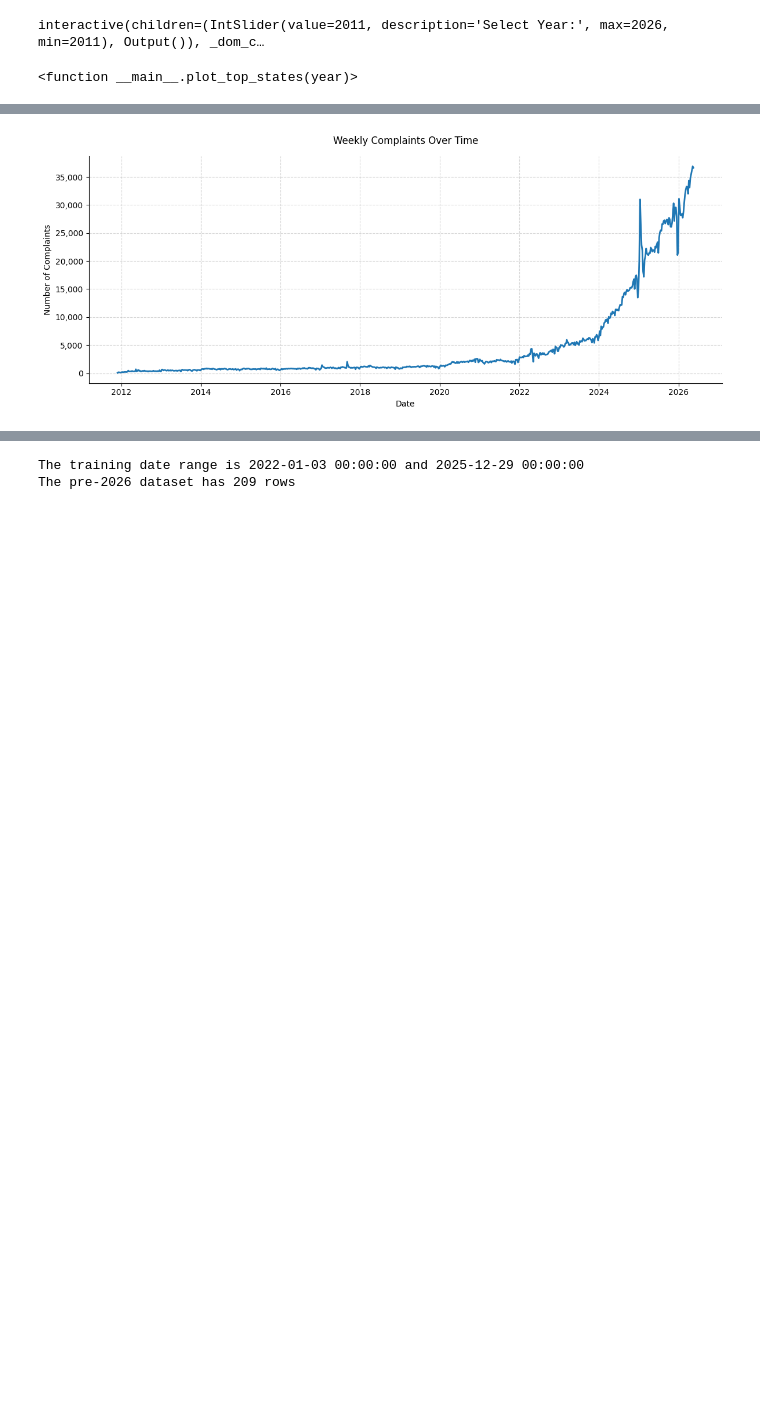
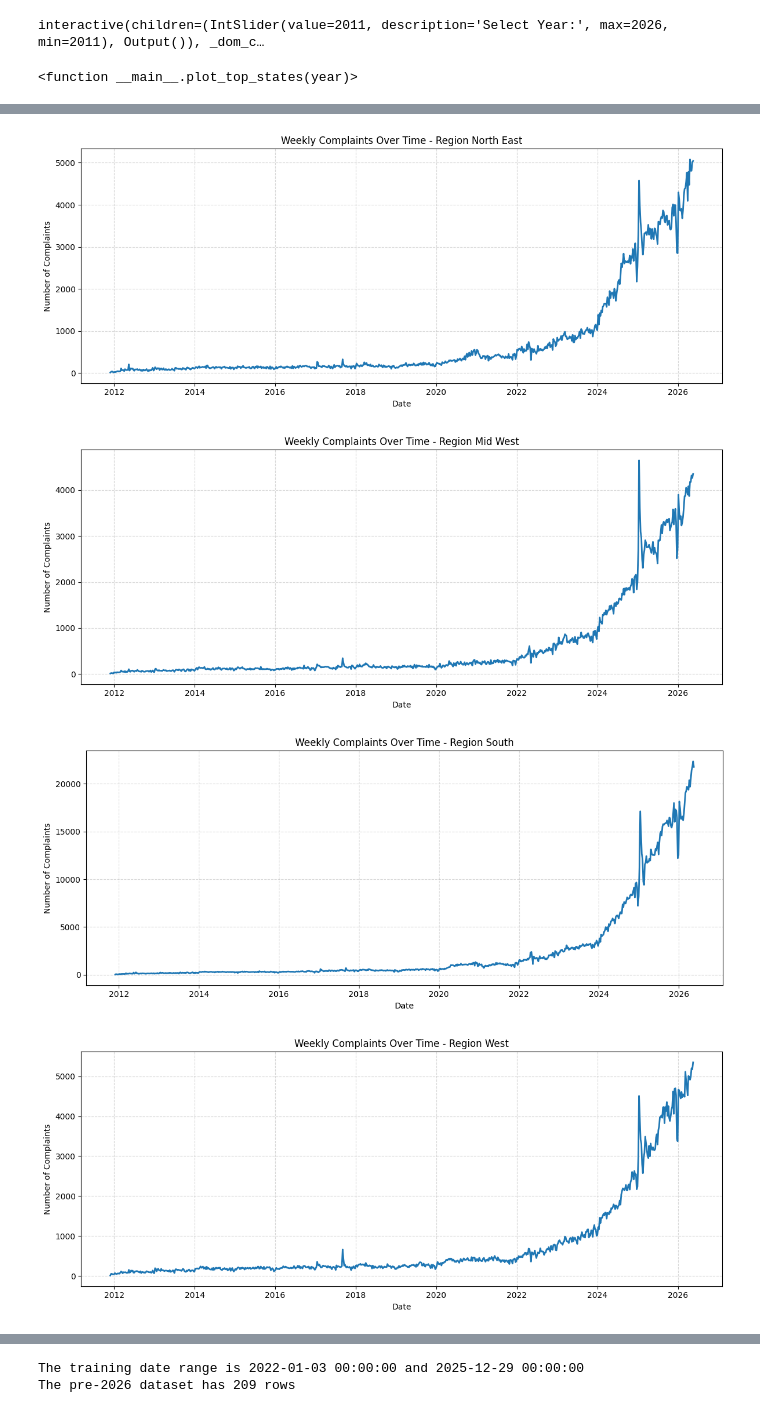
Before and after one commit to Papazian/MADS_Capstone, a Jupyter notebook: Geospatial_and_Time_Series_Analysis/visuals_forecast.ipynb, the cells around one changed output, grey strips where cells are left out. Drawn from its saved outputs; the diff is of its cells as text; code cells hidden in the pictures; blank space fills up the shorter version.

```diff
--- a/Geospatial_and_Time_Series_Analysis/visuals_forecast.ipynb
+++ b/Geospatial_and_Time_Series_Analysis/visuals_forecast.ipynb
@@ -364,28 +321,52 @@ Decomposing the time series data for trend and seasonality.
-# %%
-df['Date week'] = df['Date received'].dt.to_period('W').dt.start_time
-
-ts_df = df.groupby('Date week')['Complaint ID'].count().reset_index(name = 'Complaints')
-ts_df['Date week'] = pd.to_datetime(ts_df['Date week'])
-
-#remove datapoints 1 week after max due to significant drop in complaints
-max_complaints_date = ts_df.loc[ts_df['Complaints'].idxmax(), 'Date week']
-cutoff = max_complaints_date + timedelta(weeks = 1)
-ts_df_cutoff = ts_df[ts_df['Date week'] <= cutoff]
-
-plt.figure(figsize=(12, 5))
-ax = plt.gca()
-plt.plot(ts_df_cutoff['Date week'], ts_df_cutoff['Complaints'], marker=None, linestyle='-', markersize=4, linewidth=2)
-plt.title('Weekly Complaints Over Time', pad=15)
-plt.xlabel('Date')
-plt.ylabel('Number of Complaints')
-
-# Intuitive formatting
-ax.yaxis.set_major_formatter(plt.matplotlib.ticker.StrMethodFormatter('{x:,.0f}'))
-ax.spines['top'].set_visible(False)
-ax.spines['right'].set_visible(False)
-plt.grid(True, linestyle='--', alpha=0.5)
-
-plt.tight_layout()
-plt.show()
-# %% [output]
-[figure, removed]
+# %%
+from matplotlib import lines
+ts_df = df.copy()
+ts_df['Date-Week'] = ts_df['Date received'].dt.to_period('W').dt.start_time
+
+
+# Add full state name and region
+ts_df['State_Full'] = ts_df['State'].map({v: k for k,v in state_abbr.items()})
+ts_df['Region'] = ts_df['State_Full'].map(region_dict)
+
+# Groupby region and date-week to count complaints
+ts_df = ts_df.groupby(['Region','Date-Week'])['Complaint ID'].count().reset_index(name = 'Complaints')
+
+# Calculate cutoff due to significant drop in complaints
+total_weekly = ts_df.groupby('Date-Week')['Complaints'].sum().reset_index()
+max_complaints_date = total_weekly.loc[total_weekly['Complaints'].idxmax(), 'Date-Week']
+cutoff = max_complaints_date + timedelta(weeks = 1)
+
+ts_df_cutoff = ts_df[ts_df['Date-Week'] <= cutoff]
+
+# Generate figures for each region
+regions = [region for region in ts_df['Region'].unique() if region != 'X']
+trend_figs = []
+
+region_label = {
+        '1': 'North East',
+        '2': 'Mid West',
+        '3': 'South',
+        '4': 'West'
+}
+
+for region in regions:
+    filtered_ts_df = ts_df_cutoff[ts_df_cutoff['Region'] == region]
+
+    fig,ax = plt.subplots(figsize = (12,5))
+    ax.plot(filtered_ts_df['Date-Week'], filtered_ts_df['Complaints'],
+            marker= None,
+            linestyle = '-',
+            markersize = 4,
+            linewidth = 2)
+    ax.set_title(f'Weekly Complaints Over Time - Region {region_label[region]}')
+    ax.set_xlabel('Date')
+    ax.set_ylabel('Number of Complaints')
+    plt.tight_layout()
+    plt.grid(True, linestyle='--', alpha=0.5)
+    trend_figs.append(fig)
+    plt.show()
+# %% [output]
+[figure, added]
+[figure, added]
+[figure, added]
+[figure, added]
```
Also changed, not shown: parts of 24 cells of this notebook.
